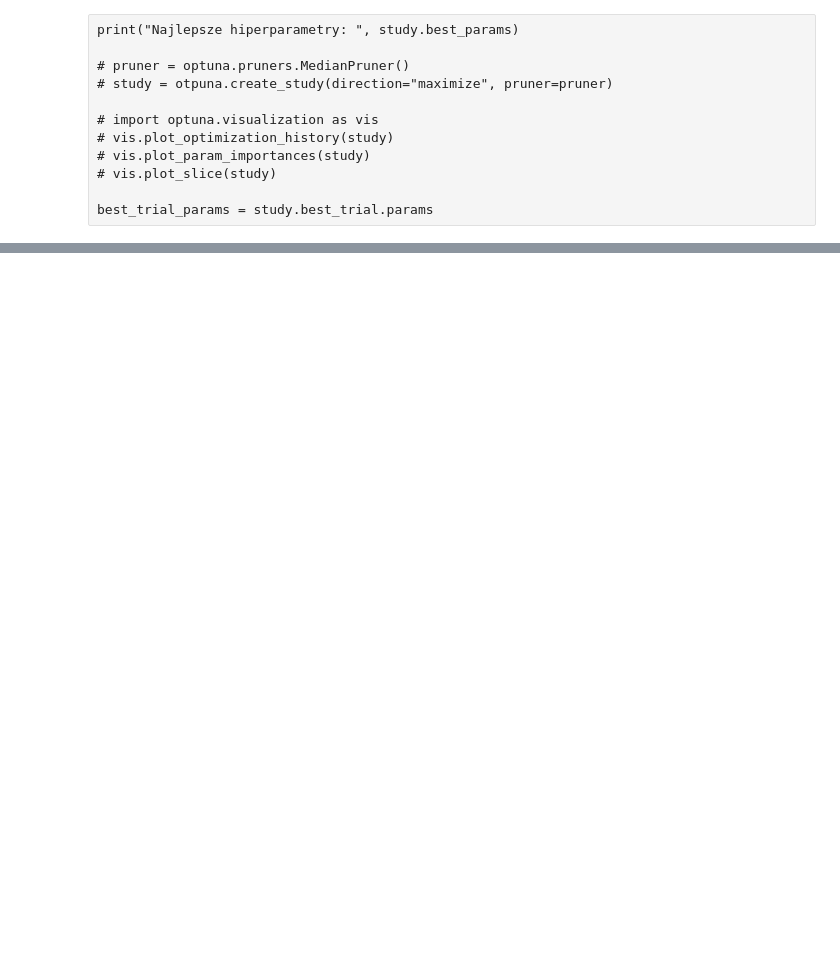
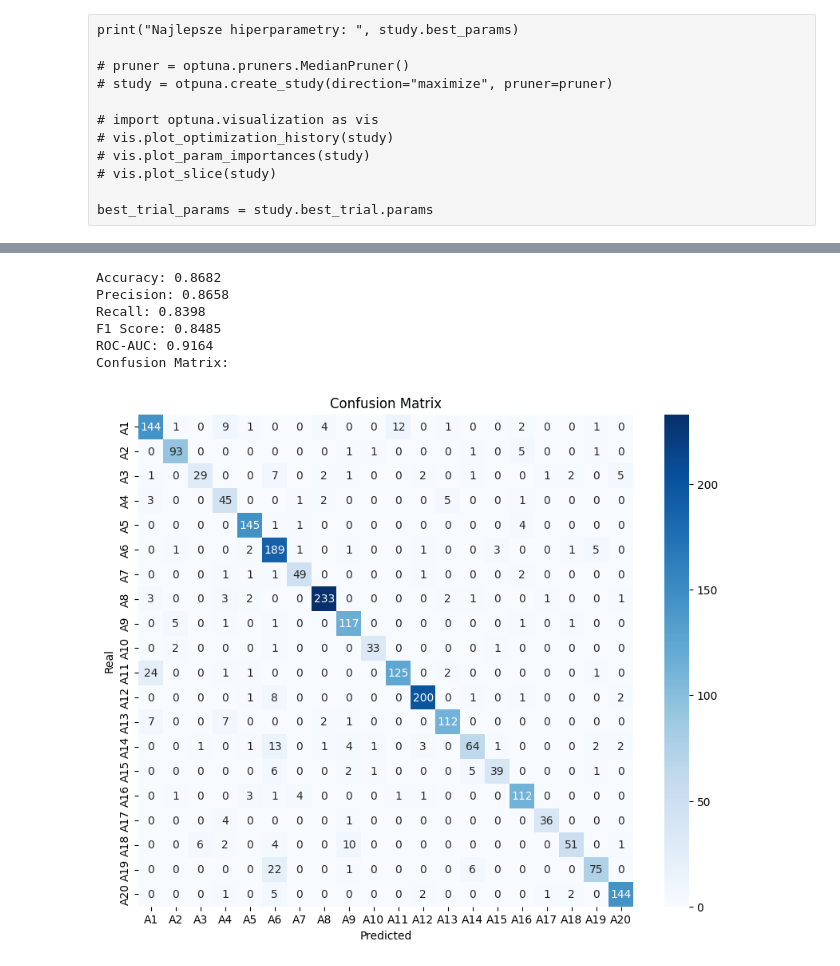
Before and after one commit to Perovsky56/Satellite-Imagery-CNN, a Jupyter notebook: satelliteCNN.ipynb, the cells around one changed output, grey strips where cells are left out. Saved outputs shown, nothing was run; the diff lists cells and outputs as text; code cells hidden in the pictures; blank space fills up the shorter version.

```diff
--- a/satelliteCNN.ipynb
+++ b/satelliteCNN.ipynb
@@ -568,0 +577,37 @@ Epoch 95, Validation Loss: 0.6850, Accuracy: 0.9181
+# %%
+from sklearn.metrics import accuracy_score, precision_score, recall_score, f1_score, confusion_matrix, ConfusionMatrixDisplay, roc_auc_score, roc_curve, auc
+
+accuracy = accuracy_score(y_test_np, predictions_np)
+
+precision = precision_score(y_test_np, predictions_np, average='macro')
+
+recall = recall_score(y_test_np, predictions_np, average='macro')
+
+f1 = f1_score(y_test_np, predictions_np, average='macro')
+
+conf_matrix = confusion_matrix(y_test_np, predictions_np)
+
+roc_auc = roc_auc_score(y_test_np, torch.nn.functional.one_hot(torch.tensor(predictions_np), num_classes=len(np.unique(y_test_np))), multi_class='ovr')
+
+print(f"Accuracy: {accuracy:.4f}")
+print(f"Precision: {precision:.4f}")
+print(f"Recall: {recall:.4f}")
+print(f"F1 Score: {f1:.4f}")
+print(f"ROC-AUC: {roc_auc:.4f}")
+
+print("Confusion Matrix:")
+plt.figure(figsize=(10, 8))
+sorted_classes = sorted(encoder.categories_[0], key=lambda x: int(x[1:]))
+sns.heatmap(conf_matrix, annot=True, fmt='d', cmap='Blues', xticklabels=sorted_classes, yticklabels=sorted_classes)
+plt.xlabel('Predicted')
+plt.ylabel('Real')
+plt.title('Confusion Matrix')
+plt.show()
+# %% [output]
+Accuracy: 0.8682
+Precision: 0.8658
+Recall: 0.8398
+F1 Score: 0.8485
+ROC-AUC: 0.9164
+Confusion Matrix:
+[figure, added]
```
Also changed, not shown: parts of 7 cells of this notebook.
